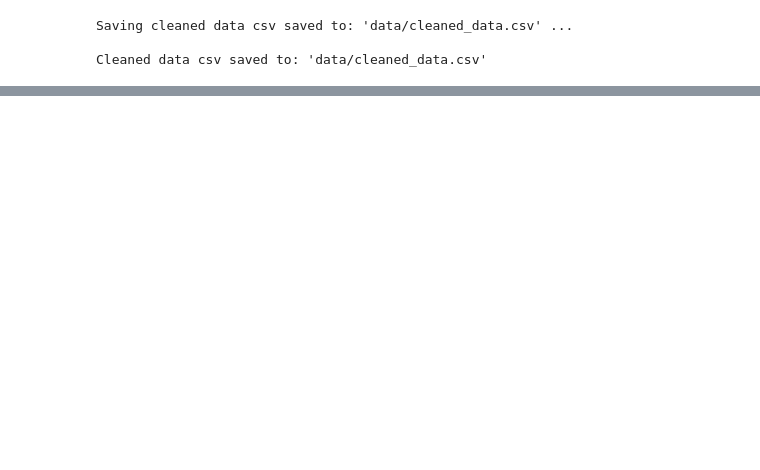
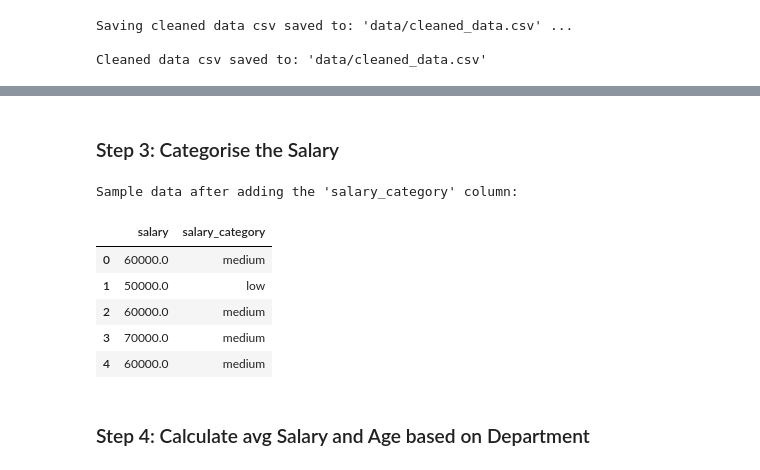
Before and after one commit to anveshmuppeda/mlops, a Jupyter notebook: 003-data-transformation/data_transformation.ipynb, the cells around one changed output, grey strips where cells are left out. Drawn from its saved outputs; the diff is of its cells as text; code cells hidden in the pictures; blank space fills up the shorter version.

```diff
--- a/003-data-transformation/data_transformation.ipynb
+++ b/003-data-transformation/data_transformation.ipynb
@@ -361,0 +394,23 @@ Cleaned data csv saved to: 'data/cleaned_data.csv'
+# %% [markdown]
+### Step 3: Categorise the Salary
+# %%
+# Define the bins and labels
+bins = [0, 50000, 70000, 100000]
+labels = ['low', 'medium', 'high']
+
+# Create a new column 'salary_category'
+clean_df['salary_category'] = pd.cut(df['salary'], bins=bins, labels=labels, include_lowest=True)
+
+# Print sample data after adding the 'salary_category' column
+print("Sample data after adding the 'salary_category' column: \n")
+clean_df[['salary', 'salary_category']].head()
+# %% [output]
+Sample data after adding the 'salary_category' column:
+|  | salary | salary_category |
+| 0 | 60000.0 | medium |
+| 1 | 50000.0 | low |
+| 2 | 60000.0 | medium |
+| 3 | 70000.0 | medium |
+| 4 | 60000.0 | medium |
+# %% [markdown]
+### Step 4: Calculate avg Salary and Age based on Department
```
Also changed, not shown: parts of 15 cells of this notebook, 1 other file.
